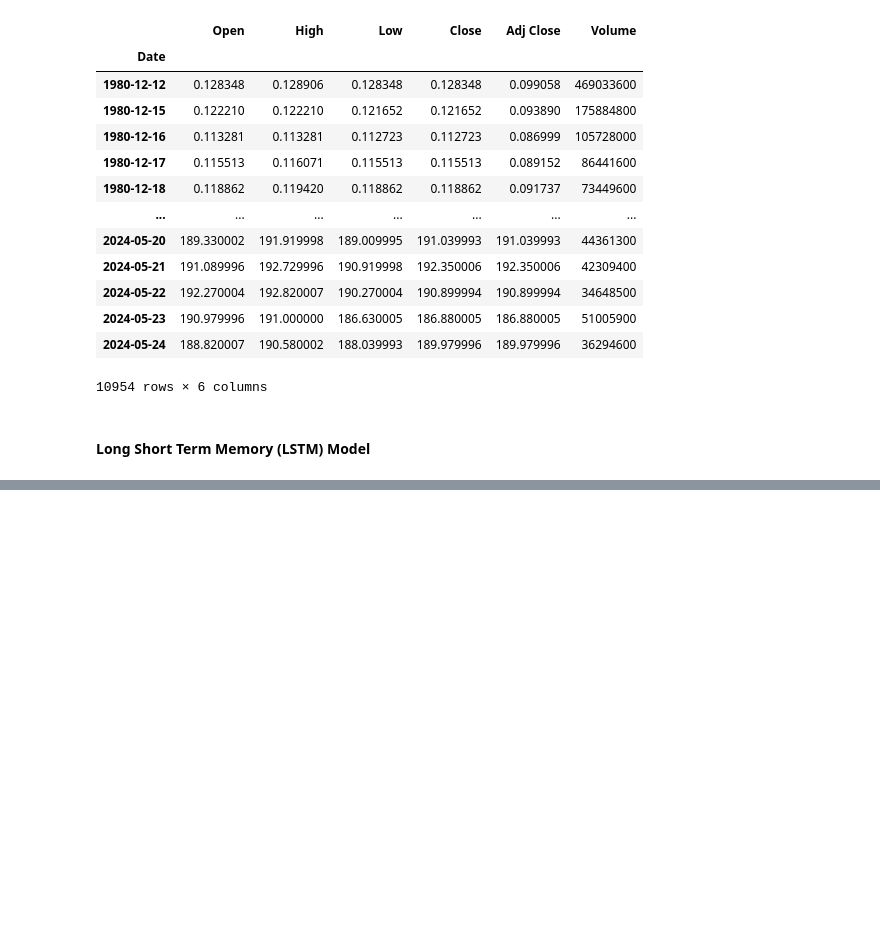
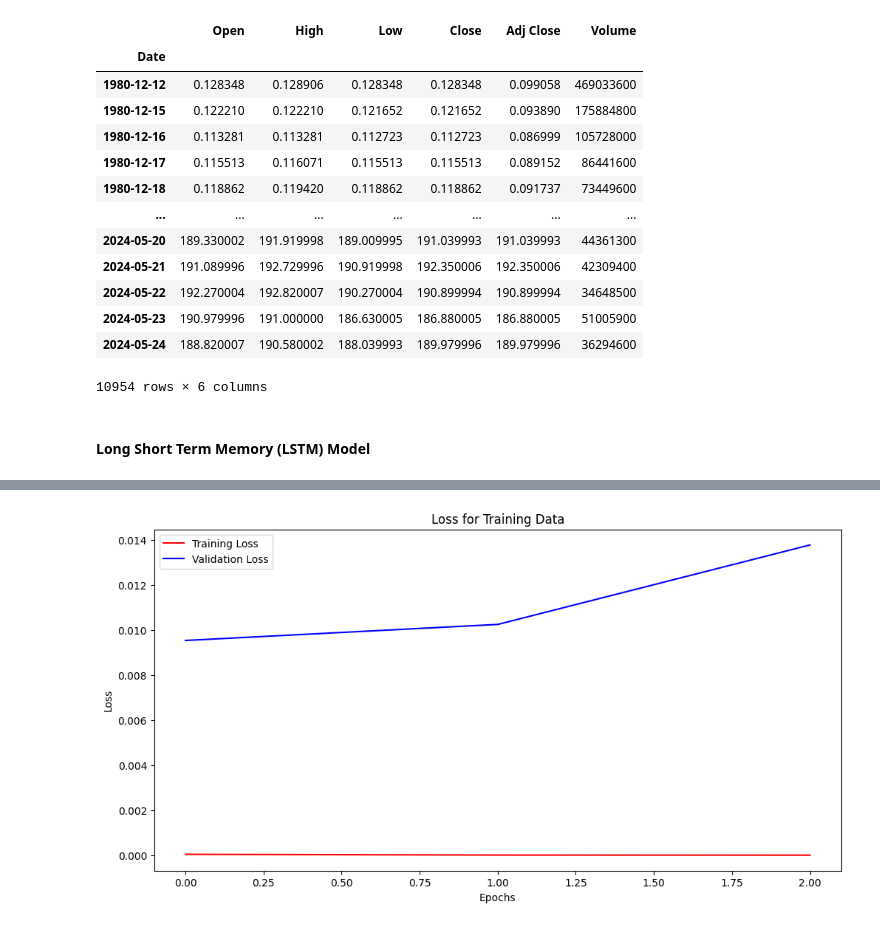
Before and after one commit to arkhash0309/AppleWiseAI, a Jupyter notebook: Notebook.ipynb, the cells around one changed output, grey strips where cells are left out. Cells and saved outputs as stored; diff of their text form; code cells hidden in the pictures; blank space fills up the shorter version.

```diff
--- a/Notebook.ipynb
+++ b/Notebook.ipynb
@@ -993,0 +1120,12 @@ plt.show()
+# %%
+# plotting the loss for training data
+plt.figure(figsize=(12,6))
+plt.plot(history.history["loss"], color="red", label="Training Loss")
+plt.plot(history.history["val_loss"], color="blue", label="Validation Loss")
+plt.title("Loss for Training Data")
+plt.xlabel("Epochs")
+plt.ylabel("Loss")
+plt.legend()
+plt.show()
+# %% [output]
+[figure, added]
```
Also changed, not shown: parts of 23 cells of this notebook.
